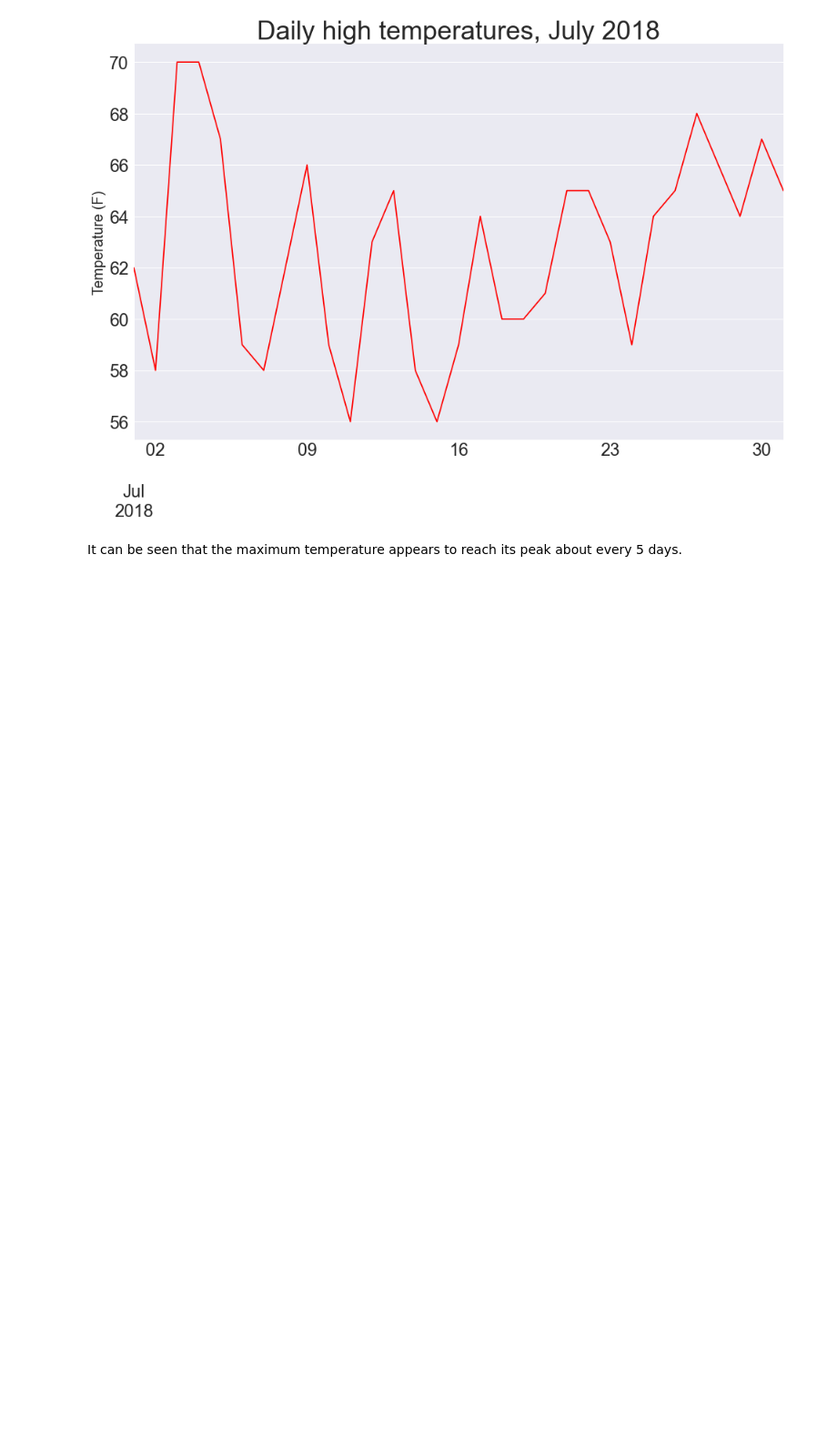
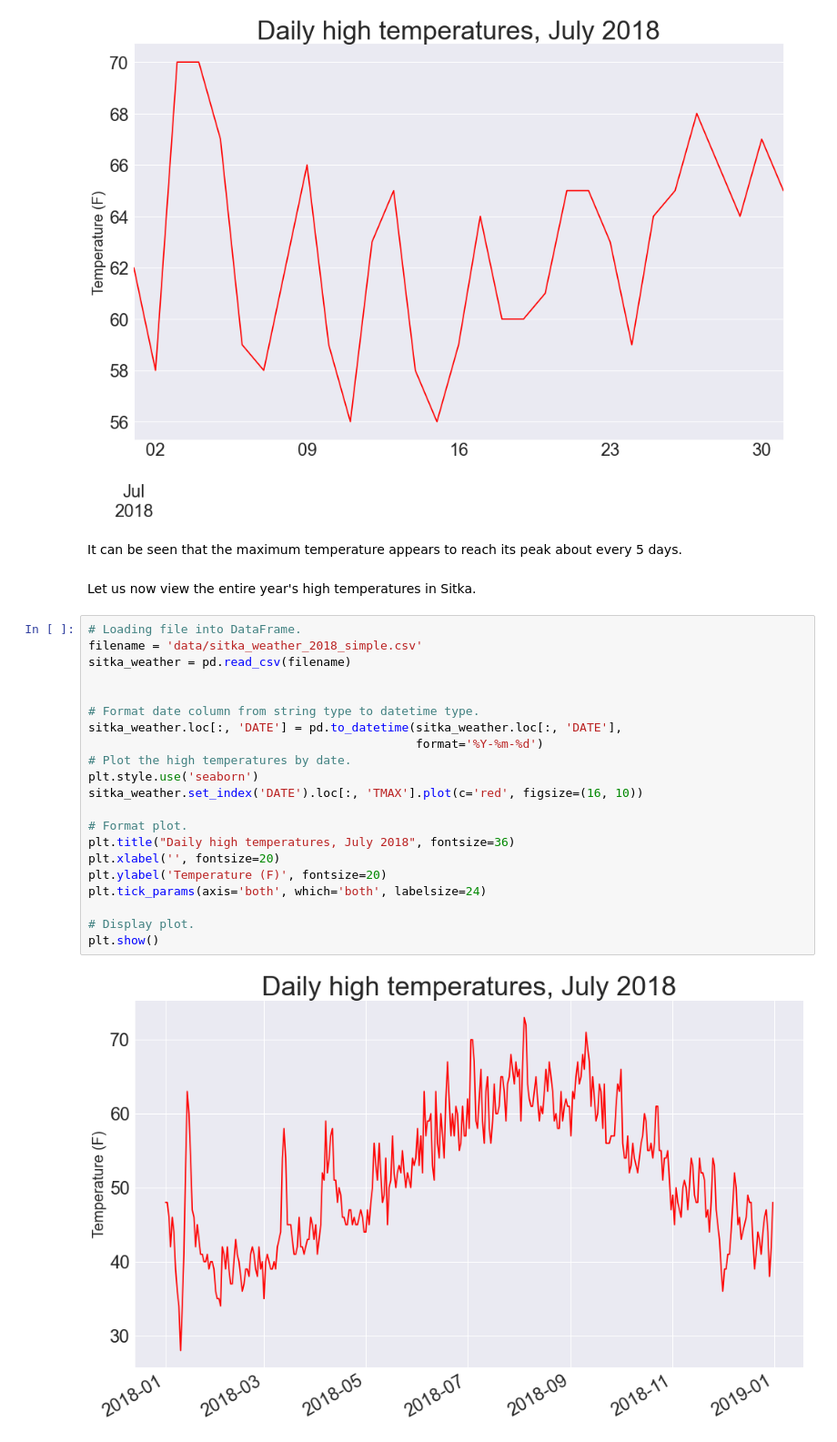
Before and after one commit to ForBo7/weather_plots, a Jupyter notebook: sitka_highs.ipynb, the cells around one changed output. Shown: that part at 91% size. Saved outputs shown, nothing was run; the diff lists cells and outputs as text; blank space fills up the shorter version.

Commit message:
Analyzed a full year's maximum temperature.

```diff
--- a/sitka_highs.ipynb
+++ b/sitka_highs.ipynb
@@ -52,3 +52,28 @@ plt.show()
 [figure]
 # %% [markdown]
 It can be seen that the maximum temperature appears to reach its peak about every 5 days.
+# %% [markdown]
+Let us now view the entire year's high temperatures in Sitka.
+# %%
+# Loading file into DataFrame.
+filename = 'data/sitka_weather_2018_simple.csv'
+sitka_weather = pd.read_csv(filename)
+
+
+# Format date column from string type to datetime type.
+sitka_weather.loc[:, 'DATE'] = pd.to_datetime(sitka_weather.loc[:, 'DATE'],
+                                              format='%Y-%m-%d')
+# Plot the high temperatures by date.
+plt.style.use('seaborn')
+sitka_weather.set_index('DATE').loc[:, 'TMAX'].plot(c='red', figsize=(16, 10))
+
+# Format plot.
+plt.title("Daily high temperatures, July 2018", fontsize=36)
+plt.xlabel('', fontsize=20)
+plt.ylabel('Temperature (F)', fontsize=20)
+plt.tick_params(axis='both', which='both', labelsize=24)
+
+# Display plot.
+plt.show()
+# %% [output]
+[figure, added]
```
Also changed, not shown: parts of 1 cell of this notebook, 1 other file.
